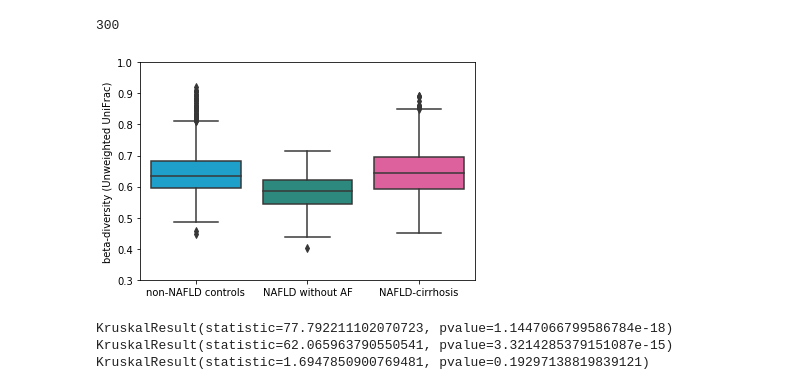
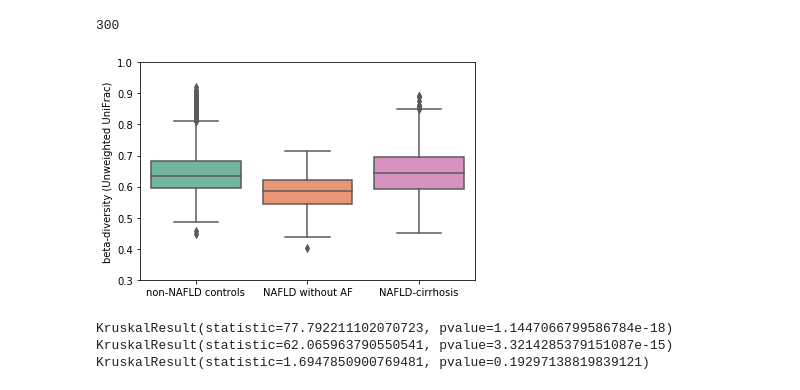
Before and after one commit to knightlab-analyses/familial-cirrhosis, a Jupyter notebook: Diversity_analysis.ipynb, the cells around one changed output. Cells and saved outputs as stored; diff of their text form; code cells hidden in the pictures.

```diff
--- a/Diversity_analysis.ipynb
+++ b/Diversity_analysis.ipynb
@@ -140,13 +140,13 @@ pdf.to_csv('tables/source_data_beta_diversity_fig2b.csv')
 # %%
 fig, ax = plt.subplots()
 sns.boxplot(y='unweighted_unifrac', x='groups', order=['G1P', 'G2P', 'G3P'], data=pdf,
-           palette={'G1P':'#01AEE8', 'G2P':'#1E988A', 'G3P':'#F04D9C'}, ax=ax)
+           palette={'G1P':'#66c2a5', 'G2P':'#fc8d62', 'G3P':'#e287c4'}, ax=ax)
 ax.set(xlabel='', ylabel="beta-diversity (Unweighted UniFrac)")
 ax.set_xticklabels(['non-NAFLD controls', 'NAFLD without AF', 'NAFLD-cirrhosis'])
 ax.set_ylim([0.3, 1])
 plt.savefig('figures/fig2b.bdiv_unweighted_G1PG2PG2P.pdf', bbox_to_inches='tight')
 # %% [output]
-[figure, old version]
+[figure, new version]
 # %%
 bg1 = [pdf.loc[idx, 'unweighted_unifrac'] for idx in pdf.index if pdf.loc[idx, 'groups'] == 'G1P']
 bg2 = [pdf.loc[idx, 'unweighted_unifrac'] for idx in pdf.index if pdf.loc[idx, 'groups'] == 'G2P']
```
Also changed, not shown: parts of 2 cells of this notebook, 3 other files.
